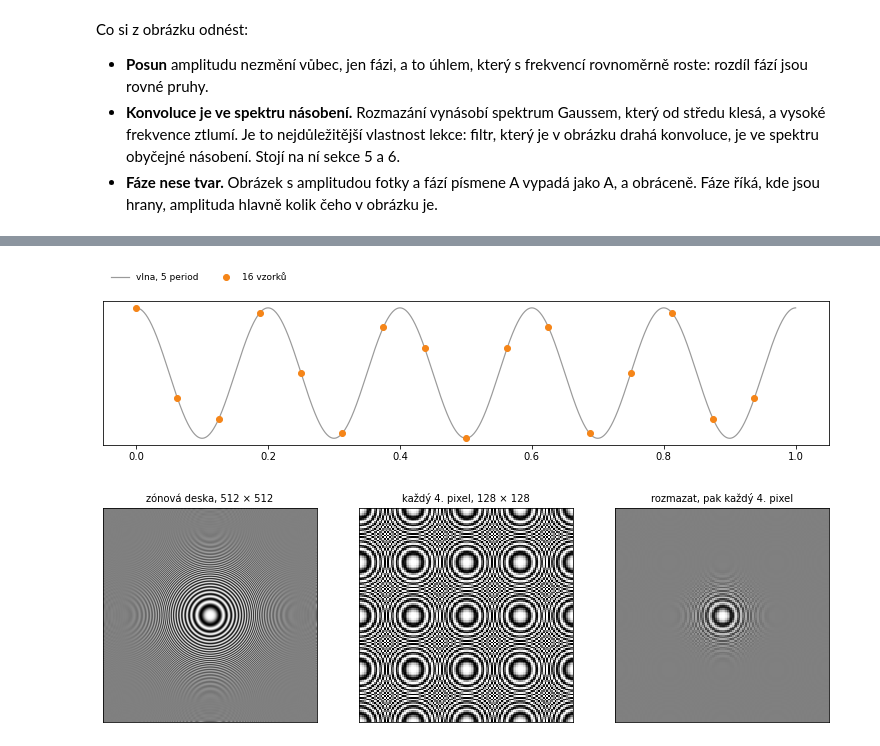
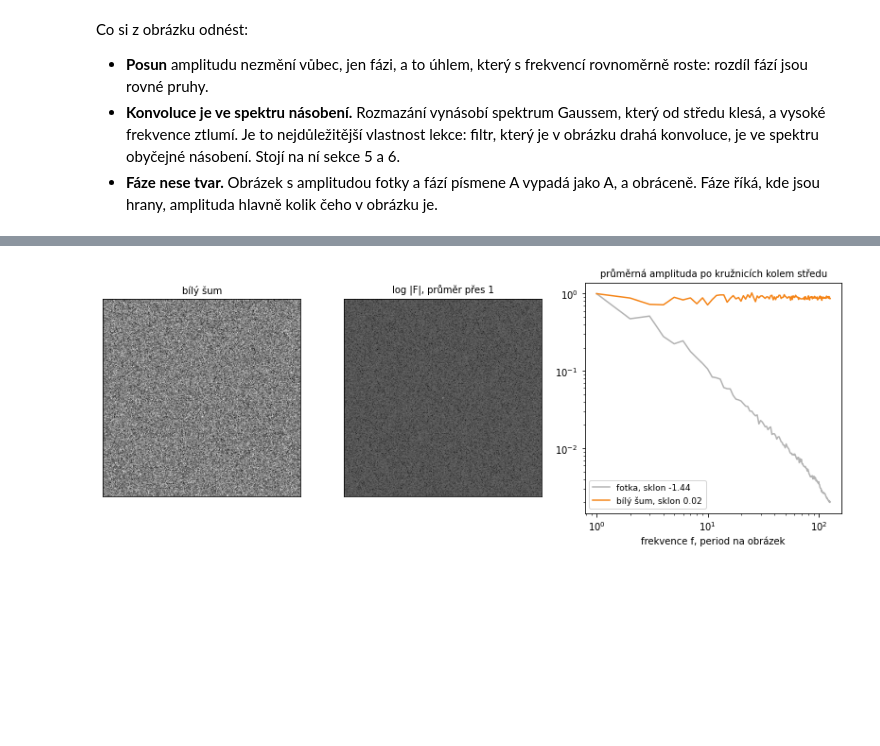
Before and after one commit to MatejZeman02/2D-effects-course, a Jupyter notebook: lesson_04_frequency_domain.ipynb, the cells around one changed output, grey strips where cells are left out. Saved outputs shown, nothing was run; the diff lists cells and outputs as text; code cells hidden in the pictures; blank space fills up the shorter version.

```diff
--- a/lesson_04_frequency_domain.ipynb
+++ b/lesson_04_frequency_domain.ipynb
@@ -850,38 +857,54 @@ Obrázek je vzorkovaný: z plynulého světla zná jen hodnotu v každém pixelu
 # %%
-# Interactive picture: sampling and aliasing.
-def zone_plate(n=512):
-    y, x = np.indices((n, n)) - n // 2
-    return 0.5 + 0.5 * np.cos(np.pi * (x ** 2 + y ** 2) / n)     # frequency grows with the distance
+# Interactive picture: white, pink and brown noise, their spectra and their slopes.
+NOISE_KINDS = {"bílý": 0.0, "růžový": 0.5, "hnědý": 1.0}
+NOISE_CAPTIONS = {
+    "bílý": "Každý pixel je náhodný a na sousedech nezávislý. Spektrum jednoho šumu je zase zrnitý šum, "
+            "rovné je až v průměru.",
+    "růžový": "Amplituda klesá jako 1/f<sup>0.5</sup>: hrubší zrno se slabými mráčky.",
+    "hnědý": "Amplituda klesá jako 1/f: velké měkké skvrny. Blíž fotce, ale fotka klesá ještě rychleji.",
+}
 
 
-def sampling(frequency, factor):
-    fig = Figure(figsize=(13, 7.6))
-    grid = fig.add_gridspec(2, 3, height_ratios=[1, 1.5], hspace=0.35)
-    ax = fig.add_subplot(grid[0, :])
-    t = np.linspace(0, 1, 2000)
-    samples = np.arange(16) / 16
-    alias = abs(frequency - 16 * round(frequency / 16))
-    ax.plot(t, np.cos(2 * np.pi * frequency * t), color="#9a9a9a", lw=1.2, label=f"vlna, {frequency} period")
-    ax.plot(samples, np.cos(2 * np.pi * frequency * samples), "o", color="#F58518", label="16 vzorků")
-    if alias != frequency:
-        ax.plot(t, np.cos(2 * np.pi * alias * t), "--", color="#4C78A8", label=f"vzorky vypadají jako {alias} period")
-    ax.legend(loc="lower left", bbox_to_anchor=(0, 1.08), ncol=3, fontsize=9, frameon=False)
-    ax.set_yticks([])
-
-    f = zone_plate()
-    n = len(f)
-    fy, fx = np.fft.fftfreq(n)[:, None], np.fft.fftfreq(n)[None, :]
-    sigma = factor / 2                                   # cuts what the smaller picture cannot hold
-    soft = np.fft.ifft2(np.fft.fft2(f) * np.exp(-2 * np.pi ** 2 * sigma ** 2 * (fx ** 2 + fy ** 2))).real
-    side = n // factor
-    panel(fig.add_subplot(grid[1, 0]), f, "zónová deska, 512 × 512", vmin=0, vmax=1)
-    panel(fig.add_subplot(grid[1, 1]), f[::factor, ::factor], f"každý {factor}. pixel, {side} × {side}",
-          vmin=0, vmax=1, interpolation="nearest")
-    panel(fig.add_subplot(grid[1, 2]), soft[::factor, ::factor], f"rozmazat, pak každý {factor}. pixel",
-          vmin=0, vmax=1, interpolation="nearest")
-    return fig
+def radial(F):
+    """The mean |F| over each ring around zero frequency, and the rings' frequencies."""
+    n = len(F)
+    fy, fx = np.meshgrid(np.fft.fftfreq(n) * n, np.fft.fftfreq(n) * n, indexing="ij")
+    ring = np.hypot(fx, fy).round().astype(int).ravel()
+    mean = np.bincount(ring, np.abs(F).ravel()) / np.maximum(np.bincount(ring), 1)
+    return np.arange(1, n // 2), mean[1:n // 2]
 
 
-explore(sampling, frequency=("frekvence", (5, 1, 20)), factor=("zmenšení", [4, 2, 8]))
+def slope(f, a):
+    keep = (f >= 4) & (f <= 100)
+    return np.polyfit(np.log(f[keep]), np.log(a[keep]), 1)[0]
+
+
+def coloured_noise(beta, seed, n=256):
+    """White noise with its spectrum times 1/f^beta, as a picture around grey."""
+    F = np.fft.fft2(np.random.default_rng(seed).standard_normal((n, n)))
+    f = np.hypot(*np.meshgrid(np.fft.fftfreq(n) * n, np.fft.fftfreq(n) * n, indexing="ij"))
+    g = np.fft.ifft2(F / np.maximum(f, 1) ** beta).real
+    return 0.5 + 0.15 * g / g.std()
+
+
+def noises(kind, count):
+    beta = NOISE_KINDS[kind]
+    pictures = [coloured_noise(beta, seed) for seed in range(count)]
+    amplitude = np.mean([np.abs(np.fft.fft2(f)) for f in pictures], axis=0)
+    fig = Figure(figsize=(14, 4.4))
+    axes = fig.subplots(1, 3, gridspec_kw={"width_ratios": [1, 1, 1.3]})
+    panel(axes[0], np.clip(pictures[0], 0, 1), f"{kind} šum", vmin=0, vmax=1)
+    panel(axes[1], log_magnitude(amplitude), f"log |F|, průměr přes {count}", vmin=0, vmax=1)
+    f, a = radial(amplitude)
+    photo_f, photo_a = radial(np.fft.fft2(PICTURES["fotka"]))
+    axes[2].loglog(photo_f, photo_a / photo_a[0], color="0.7", label=f"fotka, sklon {slope(photo_f, photo_a):.2f}")
+    axes[2].loglog(f, a / a[0], color="#F58518", label=f"{kind} šum, sklon {slope(f, a):.2f}")
+    axes[2].set_xlabel("frekvence f, period na obrázek")
+    axes[2].set_title("průměrná amplituda po kružnicích kolem středu", fontsize=10)
+    axes[2].legend(fontsize=9)
+    return fig, NOISE_CAPTIONS[kind]
+
+
+explore(noises, kind=("šum", list(NOISE_KINDS)), count=("průměr přes", Steps([1, 4, 16, 64])))
 # %% [output]
-[figure, old version]
+[figure, new version]
```
Also changed, not shown: parts of 62 cells of this notebook, 1 other file.
